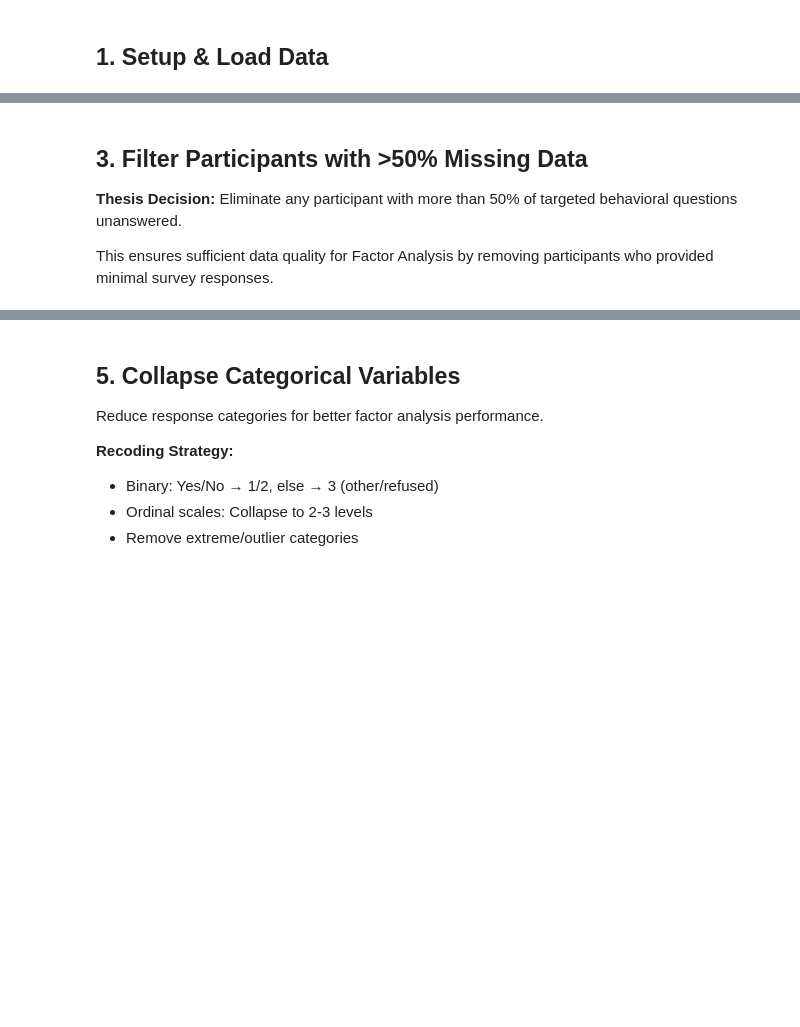
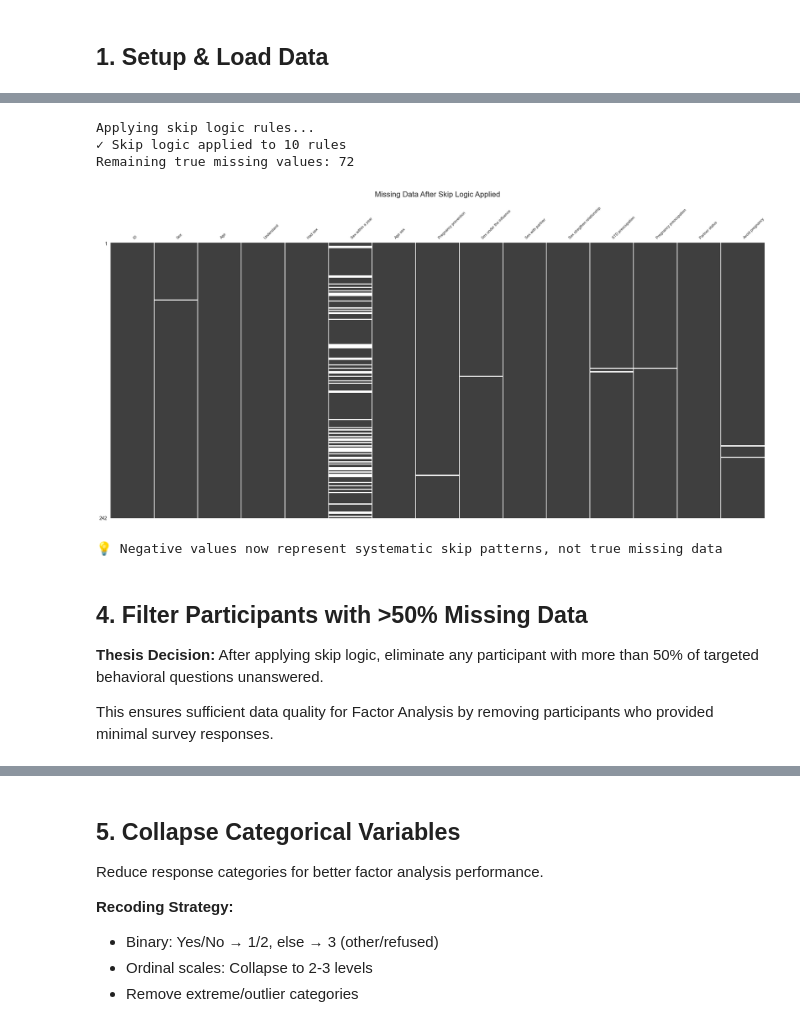
Before and after one commit to isarodas10/master-thesis, a Jupyter notebook: notebooks/02_data_cleaning_preprocessing.ipynb, the cells around one changed output, grey strips where cells are left out. Drawn from its saved outputs; the diff is of its cells as text; code cells hidden in the pictures; blank space fills up the shorter version.

```diff
--- a/notebooks/02_data_cleaning_preprocessing.ipynb
+++ b/notebooks/02_data_cleaning_preprocessing.ipynb
@@ -93,7 +91,71 @@ print(f"\n📊 Many variables have 70-85% missing due to systematic skip logic")
+# %%
+# Define skip logic function (from original 2021 preprocessing)
+def replace_na_smart(base, column, value, fill_value, is_na):
+    '''
+    Replace missing values based on conditions.
+
+    Parameters:
+    - base: DataFrame to modify
+    - column: Column to check for conditions
+    - value: List of values to match (when is_na=False)
+    - fill_value: Value to fill missing data with
+    - is_na: If True, fill nulls; if False, fill based on value matches
+
+    Returns:
+    - Modified DataFrame
+    '''
+    if is_na:
+        # Fill all columns from 'column' onwards where 'column' is null
+        base.loc[base[column].isnull(), column:] = base.loc[base[column].isnull(), column:].fillna(fill_value)
+    else:
+        # Fill all columns from 'column' onwards where 'column' matches values
+        base.loc[base[column].isin(value), column:] = base.loc[base[column].isin(value), column:].fillna(fill_value)
+    return base
+
+# Define skip rules (EXACT replication from original 2021 code)
+# Format: [column, values_to_check, fill_value, is_null_check]
+skip_rules = [
+    ['Understand', [2.0], -1, False],             # Doesn't understand → skip all after
+    ['Understand', [2.0], -2, True],              # Null on Understand → code as -2
+    ['Had sex', [2.0], -3, False],                # Hasn't had sex → skip sex questions
+    ['Had sex', [2.0], -2, True],                 # Null on Had sex → code as -2
+    ['Had sex', [3.0, 4.0, 5.0], -4, False],      # Refused/don't know → code as -4
+    ['Sex with partner', [2.0], -5, False],       # No sex with partner → skip
+    ['Sex with partner', [3.0, 4.0, 5.0], -6, False],  # Refused partner Q → code as -6
+    ['Sex with partner', [2.0], -2, True],        # Null on Sex with partner → code as -2
+    ['Partner status', [7.0, 8.0, 9.0, 10.0, 11.0], -7, False],  # No partner → skip
+    ['Partner status', [7.0, 8.0, 9.0, 10.0, 11.0], -2, True]    # Null on Partner status → code as -2
+]
+
+# Apply all skip rules
+print("Applying skip logic rules...")
+print("="*70)
+aux = preguntas_base_df.copy()
+
+for i, rule in enumerate(skip_rules):
+    aux = replace_na_smart(aux, rule[0], rule[1], rule[2], rule[3])
+
+print(f"✓ Skip logic applied: {len(skip_rules)} rules processed")
+print(f"✓ Remaining TRUE missing values: {aux.isnull().sum().sum()}")
+
+# Visualize after skip logic
+msno.matrix(aux, figsize=(20, 10), fontsize=8, sparkline=False)
+plt.title('Missing Data After Skip Logic Applied (Negative = Systematic Skip)', fontsize=16, pad=20)
+plt.tight_layout()
+plt.show()
+
+print("\n💡 Negative values now represent systematic skip patterns (not true missing)")
+print("   Next step: Filter participants with >50% TRUE missing data")
+# %% [output]
+Applying skip logic rules...
+✓ Skip logic applied to 10 rules
+Remaining true missing values: 72
+[figure, added]
+💡 Negative values now represent systematic skip patterns, not true missing data
 # %% [markdown]
-## 3. Filter Participants with >50% Missing Data
+## 4. Filter Participants with >50% Missing Data
 
-**Thesis Decision:** Eliminate any participant with more than 50% of targeted behavioral questions unanswered.
+**Thesis Decision:** After applying skip logic, eliminate any participant with more than 50% of targeted behavioral questions unanswered.
 
 This ensures sufficient data quality for Factor Analysis by removing participants who provided minimal survey responses.
 # %%
```
Also changed, not shown: parts of 16 cells of this notebook.
